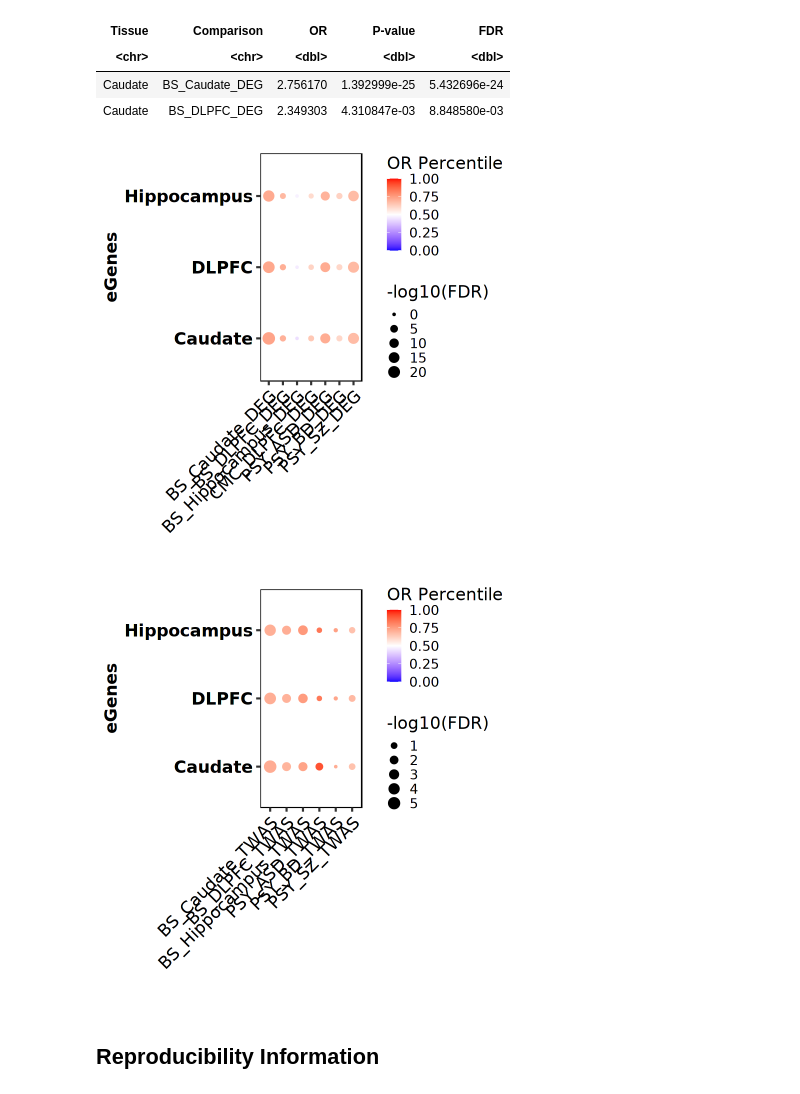
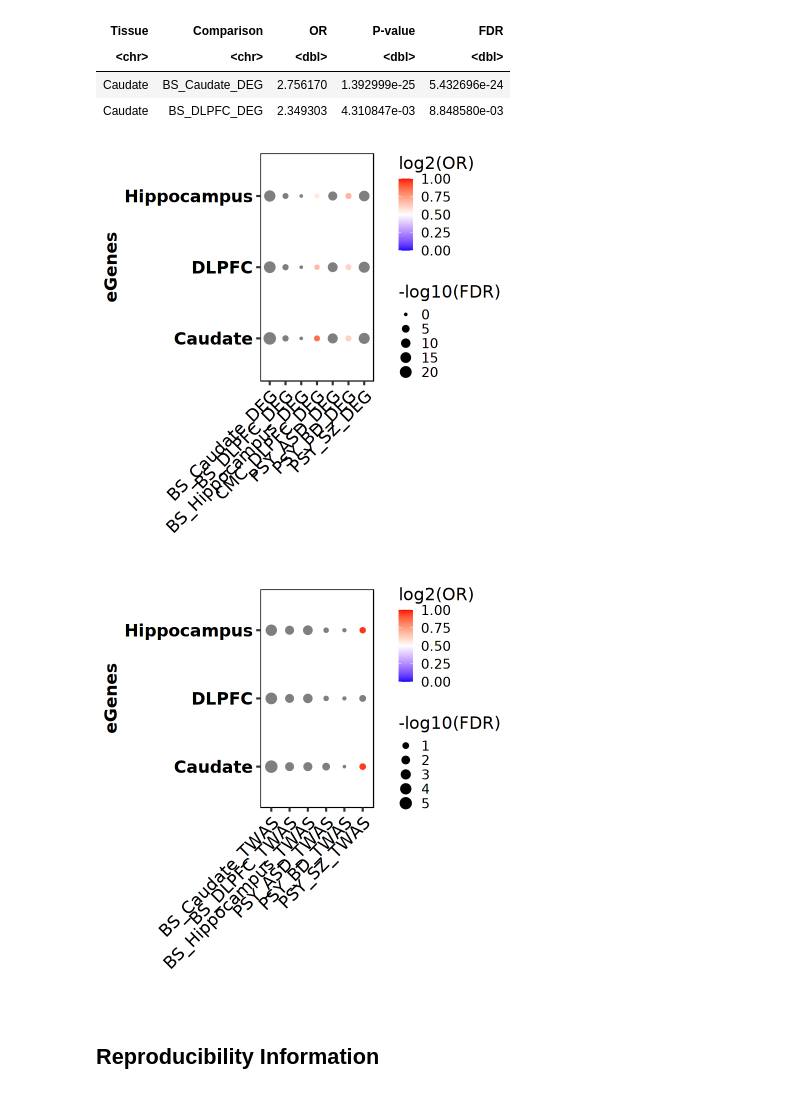
Before and after one commit to LieberInstitute/sex_differences_sz, a Jupyter notebook: eqtl_analysis/interaction_analysis/mashr/enrichment_analysis/heatmap/_m/main.ipynb, the cells around one changed output. Saved outputs shown, nothing was run; the diff lists cells and outputs as text; code cells hidden in the pictures.

Commit message:
updating OR legend in heatmap

```diff
--- a/eqtl_analysis/interaction_analysis/mashr/enrichment_analysis/heatmap/_m/main.ipynb
+++ b/eqtl_analysis/interaction_analysis/mashr/enrichment_analysis/heatmap/_m/main.ipynb
@@ -33,8 +33,8 @@ A data.table: 2 × 5
 | Caudate | BS_DLPFC_DEG | 2.349303 | 4.310847e-03 | 8.848580e-03 |
 # %%
 dotplot <- dt %>% filter(str_detect(Comparison, "DEG")) %>%
-    mutate(`-log10(FDR)` = -log10(FDR), `OR Percentile` = OR / (1+OR)) %>%
-    ggplot(aes(x=`Comparison`, y=Tissue, color=`OR Percentile`,
+    mutate(`-log10(FDR)` = -log10(FDR), `log2(OR)` = log2(OR)) %>%
+    ggplot(aes(x=`Comparison`, y=Tissue, color=`log2(OR)`,
                size=`-log10(FDR)`)) +
     geom_point() + ylab('eGenes') + xlab('') +
     scale_color_gradient2(midpoint = 0.5, low = "blue", mid = "white",
@@ -47,25 +47,25 @@ dotplot <- dt %>% filter(str_detect(Comparison, "DEG")) %>%
 save_plot(dotplot, "dotplot_enrichment_deg", 10, 7)
 dotplot
 # %% [output]
-[figure, old version]
+[figure, new version]
 # %%
 dotplot <- dt %>% filter(str_detect(Comparison, "TWAS")) %>%
-    mutate(`-log10(FDR)` = -log10(FDR), `OR Percentile` = OR / (1+OR)) %>%
-    ggplot(aes(x=`Comparison`, y=Tissue, color=`OR Percentile`,
+    mutate(`-log10(FDR)` = -log10(FDR), `log2(OR)` = log2(OR)) %>%
+    ggplot(aes(x=`Comparison`, y=Tissue, color=`log2(OR)`,
                size=`-log10(FDR)`)) +
     geom_point() + ylab('eGenes') + xlab('') +
     scale_color_gradient2(midpoint = 0.5, low = "blue", mid = "white",
                           high = "red", space = "Lab", limits=c(0,1)) +
     #scale_size_continuous(limits=c(0, 10)) +
     ggpubr::theme_pubr(base_size=20, border=TRUE) +
     theme(axis.text.x = element_text(angle = 45, hjust=1),
           legend.position="right",
           axis.title=element_text(face="bold"),
           axis.text.y=element_text(face="bold"))
 save_plot(dotplot, "dotplot_enrichment_twas", 9, 7)
 dotplot
 # %% [output]
-[figure, old version]
+[figure, new version]
 # %% [markdown]
 ## Reproducibility Information
 # %%
```
Also changed, not shown: parts of 1 cell of this notebook, 9 other files.
